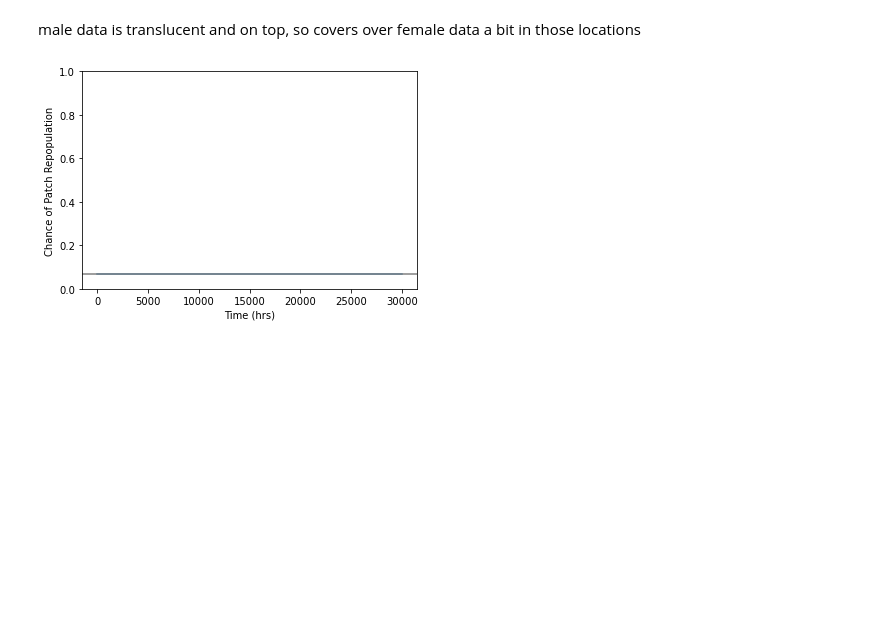
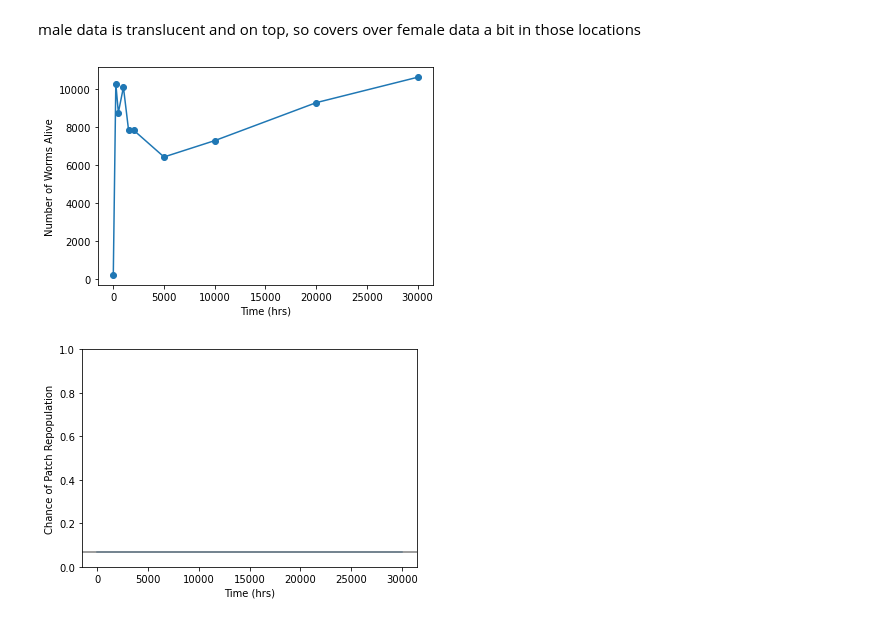
Before and after one commit to RachelGoodridge/life_history_sim, a Jupyter notebook: Worms_Life_Model.ipynb, the cells around one changed output. Saved outputs shown, nothing was run; the diff lists cells and outputs as text; code cells hidden in the pictures; blank space fills up the shorter version.

```diff
--- a/Worms_Life_Model.ipynb
+++ b/Worms_Life_Model.ipynb
@@ -52,6 +56,10 @@ interact(gender_map, time=(0,len(time_saved)-1));
 interactive(children=(IntSlider(value=0, description='time', max=9), Output()), _dom_classes=('widget-interact…
 # %% [markdown]
 male data is translucent and on top, so covers over female data a bit in those locations
+# %%
+RG.worms_alive(time_saved, my_data)
+# %% [output]
+[figure, added]
 # %%
 RG.patch_repop(my_data[-1]["par"])
 # %% [output]
```
Also changed, not shown: parts of 22 cells of this notebook.
